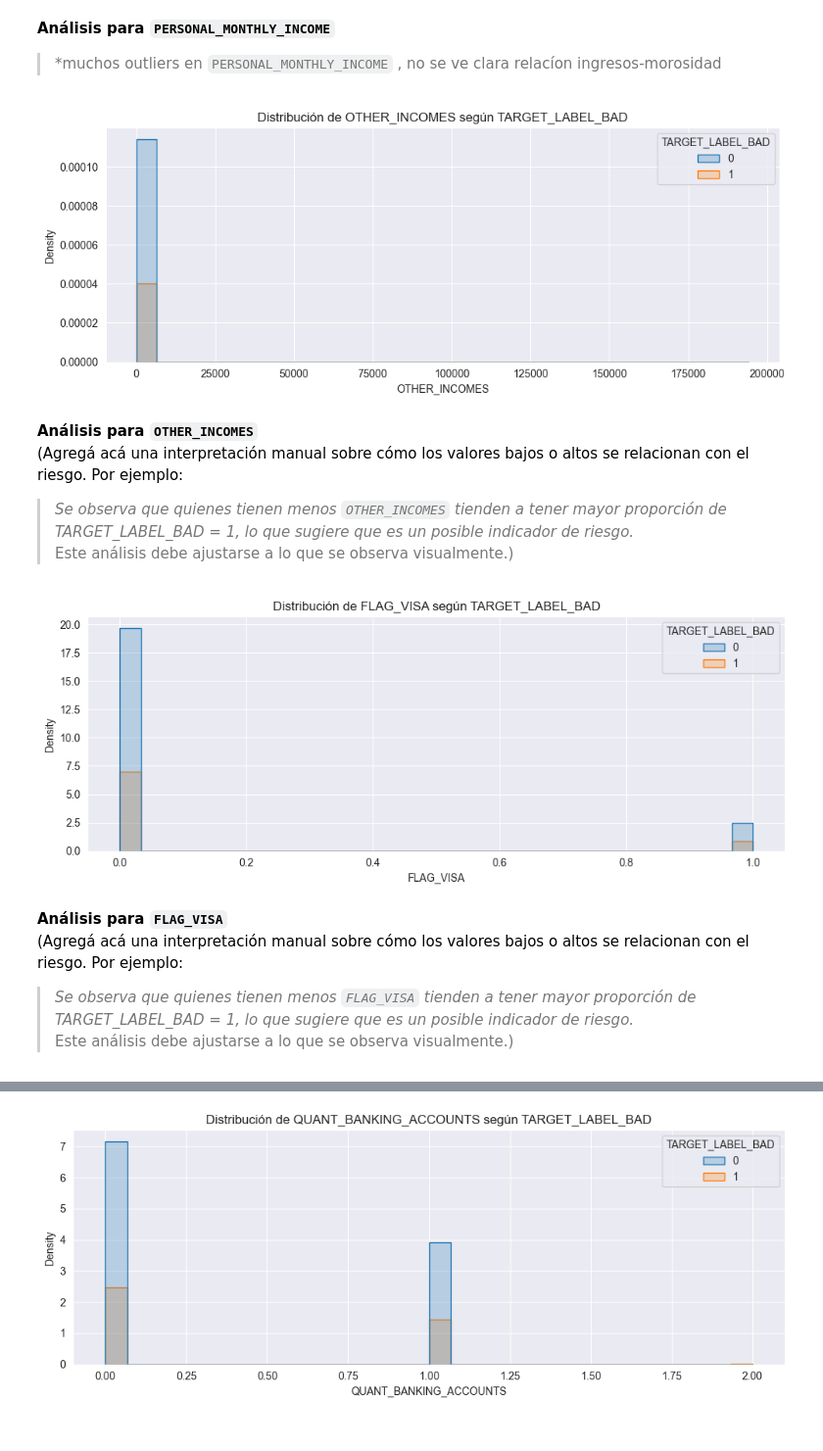
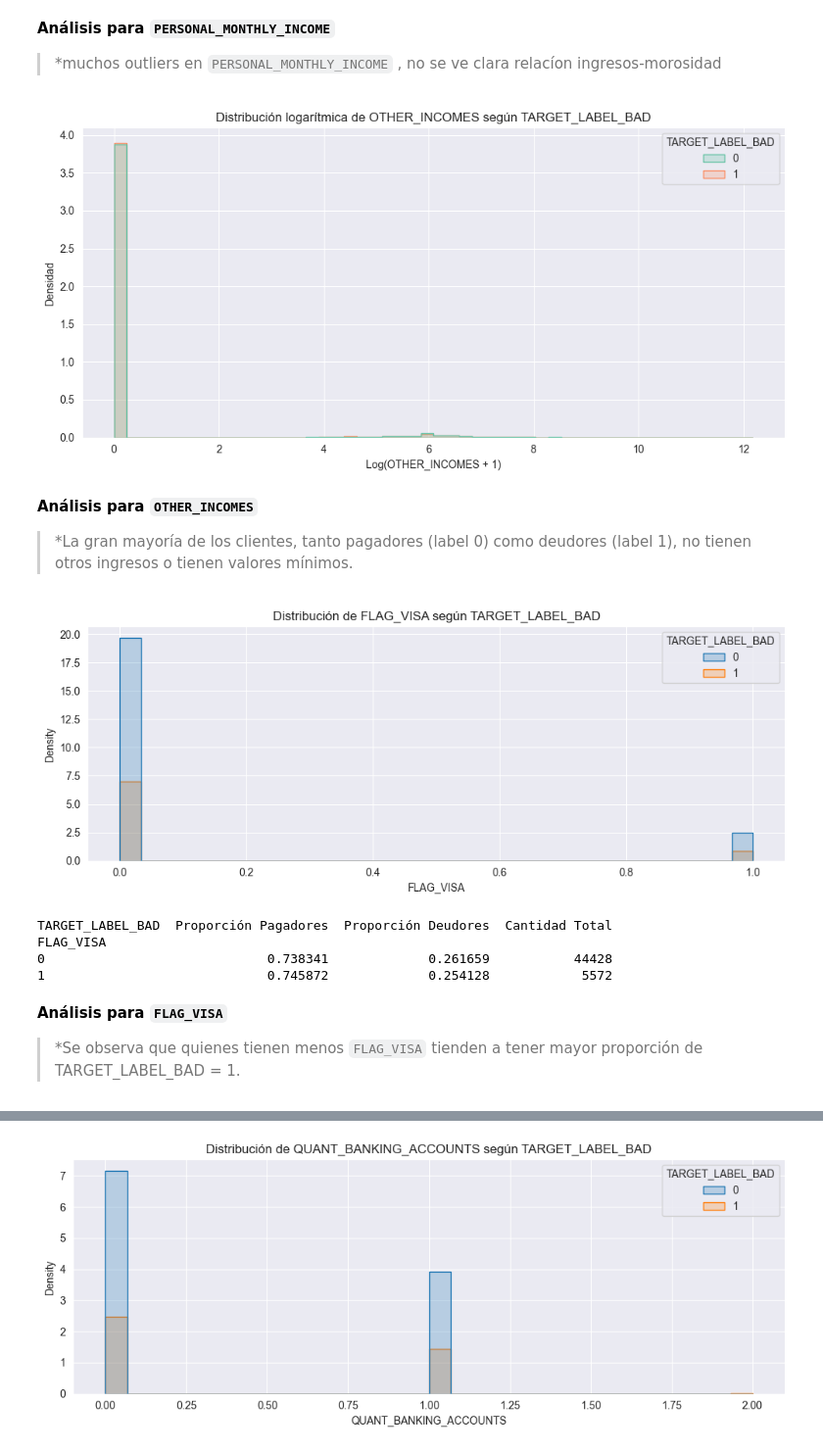
Before and after one commit to alkimer/CreditRiskAnalysisProject, a Jupyter notebook: credit_risk_analysis/EDA/EDA_Ustarroz_Numericos.ipynb, the cells around one changed output, grey strips where cells are left out. Shown at 98% size. Saved outputs shown, nothing was run; the diff lists cells and outputs as text; code cells hidden in the pictures.

Commit message:
- completado análisis de distribución

```diff
--- a/credit_risk_analysis/EDA/EDA_Ustarroz_Numericos.ipynb
+++ b/credit_risk_analysis/EDA/EDA_Ustarroz_Numericos.ipynb
@@ -434,20 +406,35 @@ plt.show()
 **Análisis para `PERSONAL_MONTHLY_INCOME`**
 > *muchos outliers en `PERSONAL_MONTHLY_INCOME` , no se ve clara relacíon ingresos-morosidad
 # %%
-# Gráfico de distribución para OTHER_INCOMES
-plt.figure(figsize=(10, 4))
-sns.histplot(data=df, x="OTHER_INCOMES", hue="TARGET_LABEL_BAD", bins=30, element="step", stat="density")
-plt.title("Distribución de OTHER_INCOMES según TARGET_LABEL_BAD")
+
+
+# Crear columna logarítmica (agregando 1 para evitar log(0))
+df["LOG_OTHER_INCOMES"] = np.log1p(df["OTHER_INCOMES"])
+
+# Gráfico de distribución log-transformado
+plt.figure(figsize=(10, 5))
+sns.histplot(
+    data=df,
+    x="LOG_OTHER_INCOMES",
+    hue="TARGET_LABEL_BAD",
+    bins=50,
+    element="step",
+    stat="density",
+    common_norm=False,
+    palette="Set2"
+)
+plt.title("Distribución logarítmica de OTHER_INCOMES según TARGET_LABEL_BAD")
+plt.xlabel("Log(OTHER_INCOMES + 1)")
+plt.ylabel("Densidad")
 plt.grid(True)
 plt.tight_layout()
 plt.show()
 # %% [output]
-[figure, old version]
+[figure, new version]
 # %% [markdown]
 **Análisis para `OTHER_INCOMES`**
-(Agregá acá una interpretación manual sobre cómo los valores bajos o altos se relacionan con el riesgo. Por ejemplo:
-> *Se observa que quienes tienen menos `OTHER_INCOMES` tienden a tener mayor proporción de TARGET_LABEL_BAD = 1, lo que sugiere que es un posible indicador de riesgo.*
-Este análisis debe ajustarse a lo que se observa visualmente.)
+
+> *La gran mayoría de los clientes, tanto pagadores (label 0) como deudores (label 1), no tienen otros ingresos o tienen valores mínimos.
 # %%
 # Gráfico de distribución para FLAG_VISA
 plt.figure(figsize=(10, 4))
@@ -456,13 +443,25 @@ plt.title("Distribución de FLAG_VISA según TARGET_LABEL_BAD")
 plt.grid(True)
 plt.tight_layout()
 plt.show()
+
+
+visa_dist = df.groupby("FLAG_VISA")["TARGET_LABEL_BAD"].value_counts(normalize=True).unstack().rename(
+    columns={0: "Proporción Pagadores", 1: "Proporción Deudores"}
+)
+
+visa_dist["Cantidad Total"] = df["FLAG_VISA"].value_counts()
+
+print(visa_dist)
 # %% [output]
 [figure]
+TARGET_LABEL_BAD  Proporción Pagadores  Proporción Deudores  Cantidad Total
+FLAG_VISA
+0                             0.738341             0.261659           44428
+1                             0.745872             0.254128            5572
 # %% [markdown]
 **Análisis para `FLAG_VISA`**
-(Agregá acá una interpretación manual sobre cómo los valores bajos o altos se relacionan con el riesgo. Por ejemplo:
-> *Se observa que quienes tienen menos `FLAG_VISA` tienden a tener mayor proporción de TARGET_LABEL_BAD = 1, lo que sugiere que es un posible indicador de riesgo.*
-Este análisis debe ajustarse a lo que se observa visualmente.)
+
+> *Se observa que quienes tienen menos `FLAG_VISA` tienden a tener mayor proporción de TARGET_LABEL_BAD = 1.
 # %%
 # Gráfico de distribución para FLAG_MASTERCARD
 plt.figure(figsize=(10, 4))
```
Also changed, not shown: parts of 55 cells of this notebook, 1 other file.
